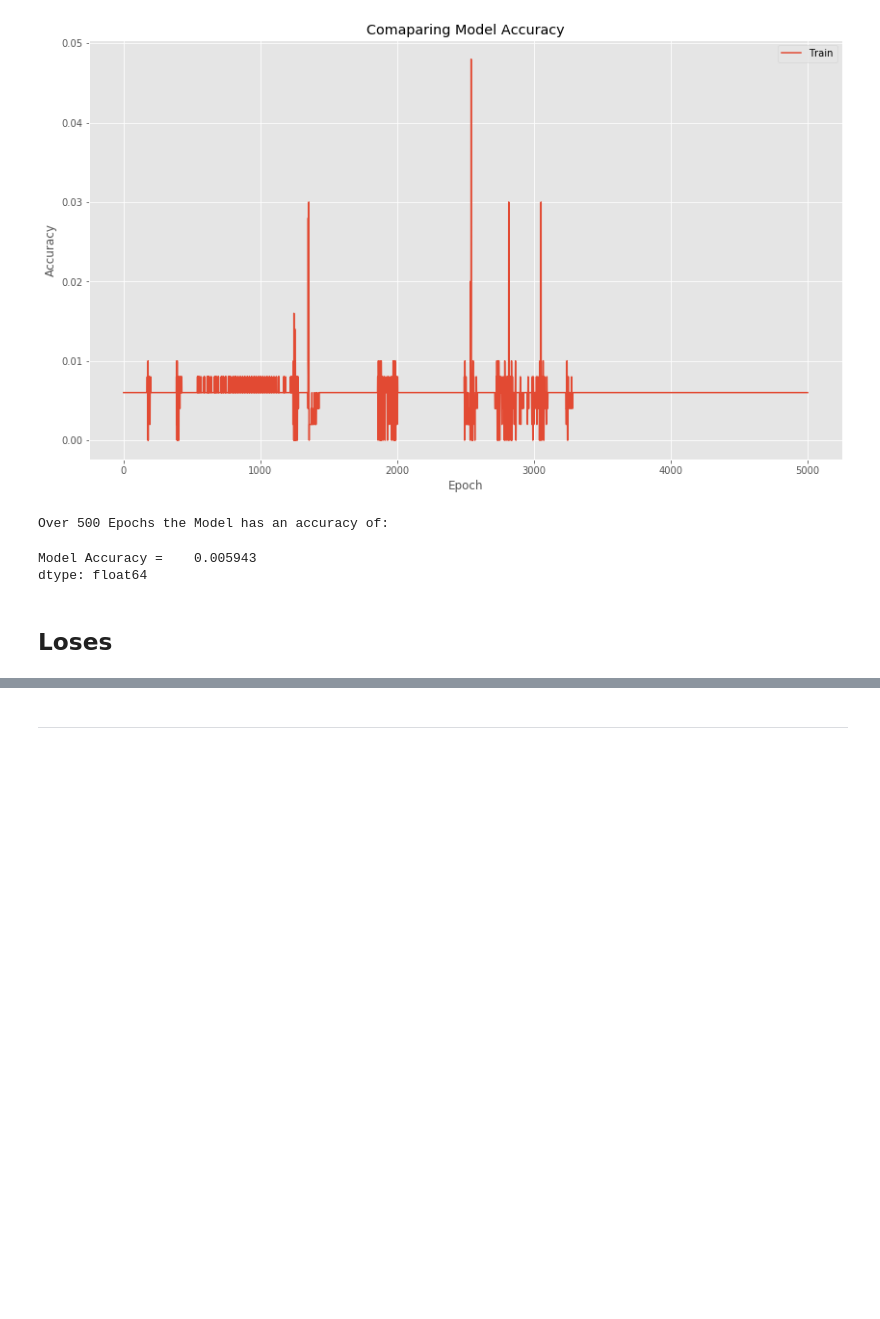
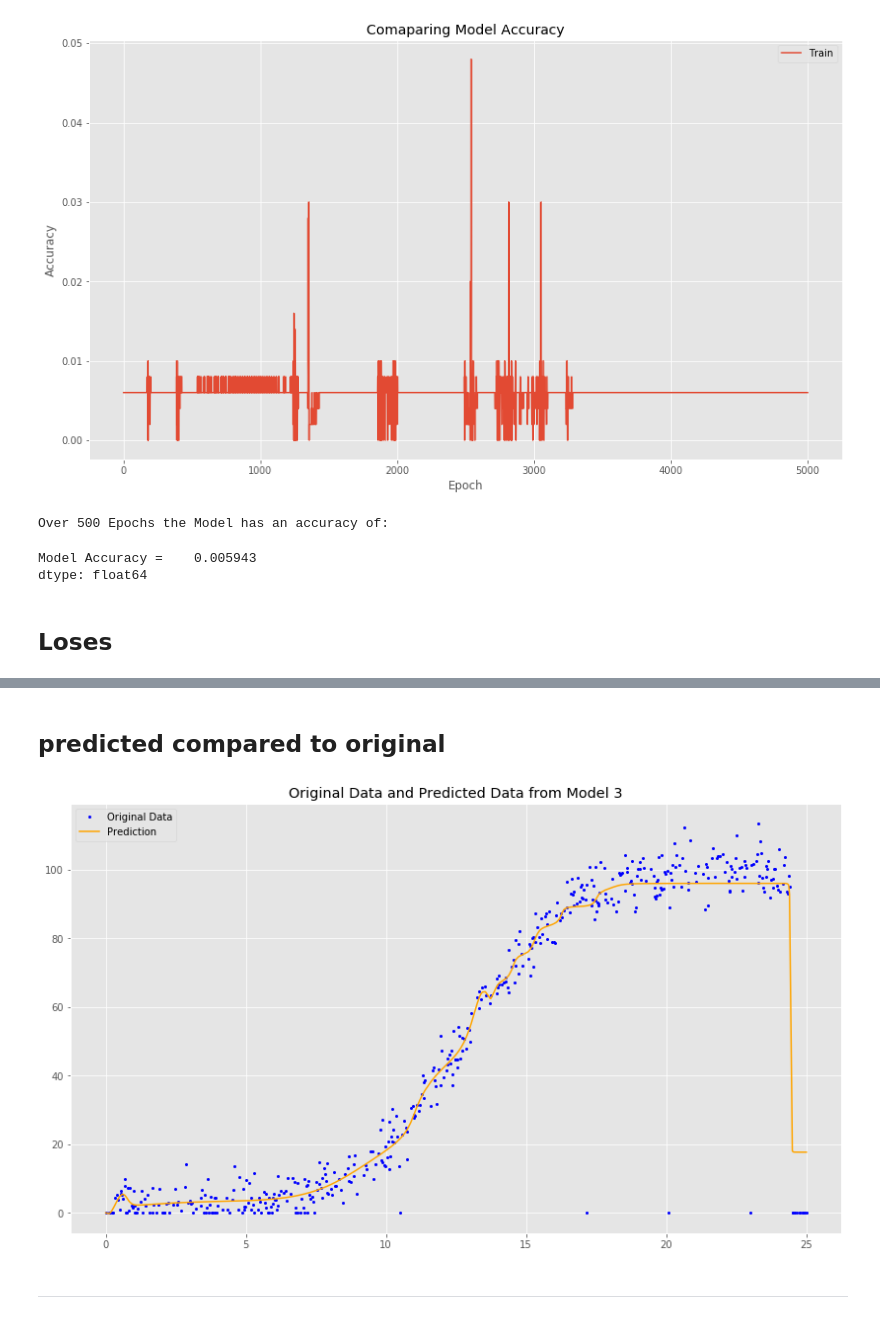
Before and after one commit to ika25/Emerging-Technology-Progect, a Jupyter notebook: Project Folder/project.ipynb, the cells around one changed output, grey strips where cells are left out. Drawn from its saved outputs; the diff is of its cells as text; code cells hidden in the pictures; blank space fills up the shorter version.

Commit message:
Compared 3 models and concluding
Verified the 3 models for accuracy and concluded

```diff
--- a/Project Folder/project.ipynb
+++ b/Project Folder/project.ipynb
@@ -465,2 +480,12 @@ plt.legend(['Train'], loc='upper right')
+# %% [markdown]
+## predicted compared to original
+# %%
+# plot model 3
+plt.title('Original Data and Predicted Data from Model 3')
+plt.plot(DataSet['speed'], DataSet['power'], 'o', color="blue", markersize=2, label='Original Data')
+plt.plot(DataSet['speed'], model3.predict(DataSet['speed']), '-', color="orange", markersize=2, label='Prediction')
+plt.legend();
+# %% [output]
+[figure, added]
 # %% [markdown]
 *******
```
Also changed, not shown: parts of 6 cells of this notebook, 5 other files.
